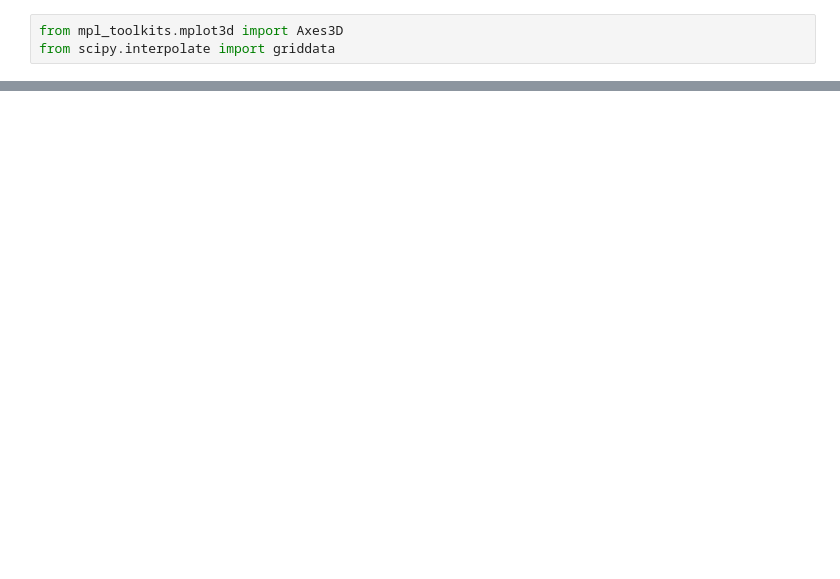
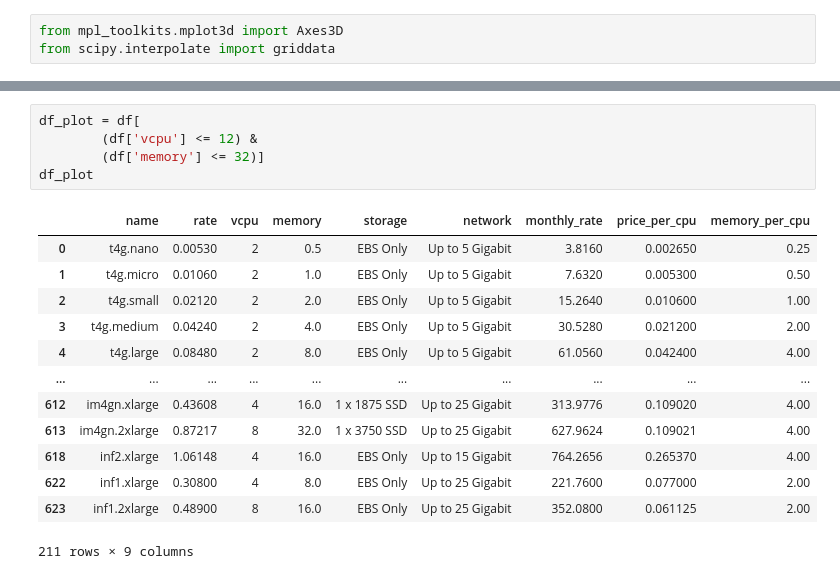
Before and after one commit to ridzuan5757/k8s, a Jupyter notebook: jupyter/ec2-pricing.ipynb, the cells around one changed output, grey strips where cells are left out. Saved outputs shown, nothing was run; the diff lists cells and outputs as text; blank space fills up the shorter version.

```diff
--- a/jupyter/ec2-pricing.ipynb
+++ b/jupyter/ec2-pricing.ipynb
@@ -95,0 +99,19 @@ plt.show()
+# %%
+df_plot = df[
+        (df['vcpu'] <= 12) &
+        (df['memory'] <= 32)]
+df_plot
+# %% [output]
+|  | name | rate | vcpu | memory | storage | network | monthly_rate | price_per_cpu | memory_per_cpu |
+| 0 | t4g.nano | 0.00530 | 2 | 0.5 | EBS Only | Up to 5 Gigabit | 3.8160 | 0.002650 | 0.25 |
+| 1 | t4g.micro | 0.01060 | 2 | 1.0 | EBS Only | Up to 5 Gigabit | 7.6320 | 0.005300 | 0.50 |
+| 2 | t4g.small | 0.02120 | 2 | 2.0 | EBS Only | Up to 5 Gigabit | 15.2640 | 0.010600 | 1.00 |
+| 3 | t4g.medium | 0.04240 | 2 | 4.0 | EBS Only | Up to 5 Gigabit | 30.5280 | 0.021200 | 2.00 |
+| 4 | t4g.large | 0.08480 | 2 | 8.0 | EBS Only | Up to 5 Gigabit | 61.0560 | 0.042400 | 4.00 |
+| ... | ... | ... | ... | ... | ... | ... | ... | ... | ... |
+| 612 | im4gn.xlarge | 0.43608 | 4 | 16.0 | 1 x 1875 SSD | Up to 25 Gigabit | 313.9776 | 0.109020 | 4.00 |
+| 613 | im4gn.2xlarge | 0.87217 | 8 | 32.0 | 1 x 3750 SSD | Up to 25 Gigabit | 627.9624 | 0.109021 | 4.00 |
+| 618 | inf2.xlarge | 1.06148 | 4 | 16.0 | EBS Only | Up to 15 Gigabit | 764.2656 | 0.265370 | 4.00 |
+| 622 | inf1.xlarge | 0.30800 | 4 | 8.0 | EBS Only | Up to 25 Gigabit | 221.7600 | 0.077000 | 2.00 |
+| 623 | inf1.2xlarge | 0.48900 | 8 | 16.0 | EBS Only | Up to 25 Gigabit | 352.0800 | 0.061125 | 2.00 |
+211 rows × 9 columns
```
Also changed, not shown: parts of 8 cells of this notebook, 13 other files.
